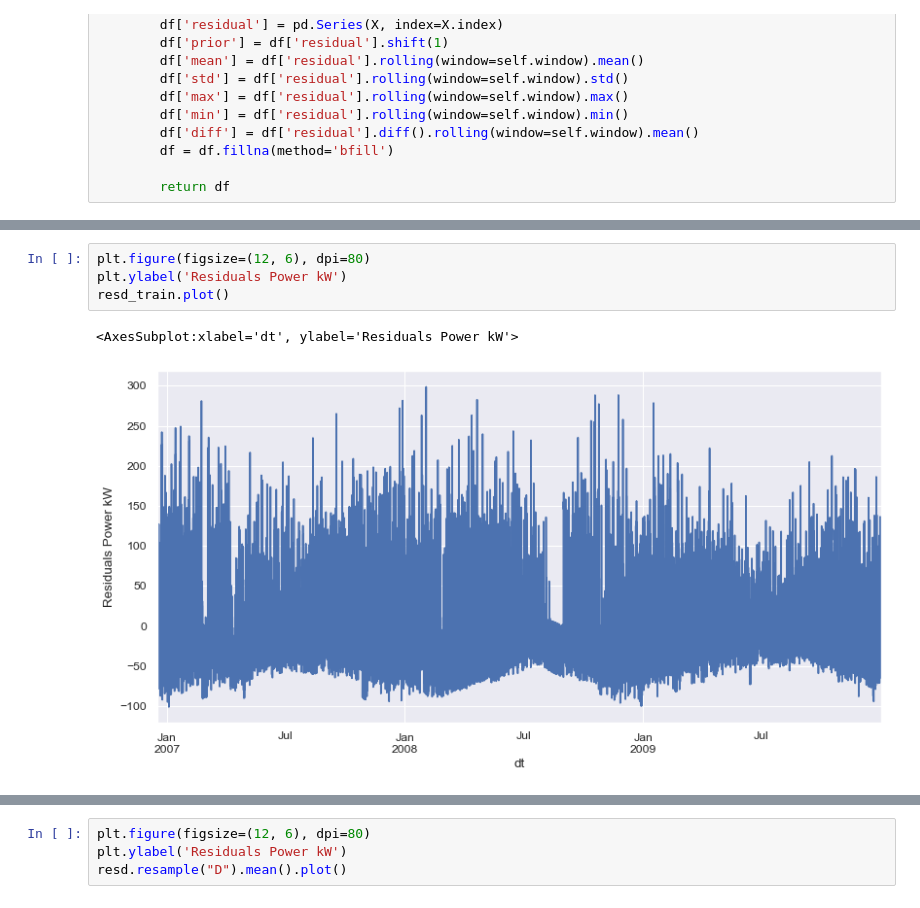
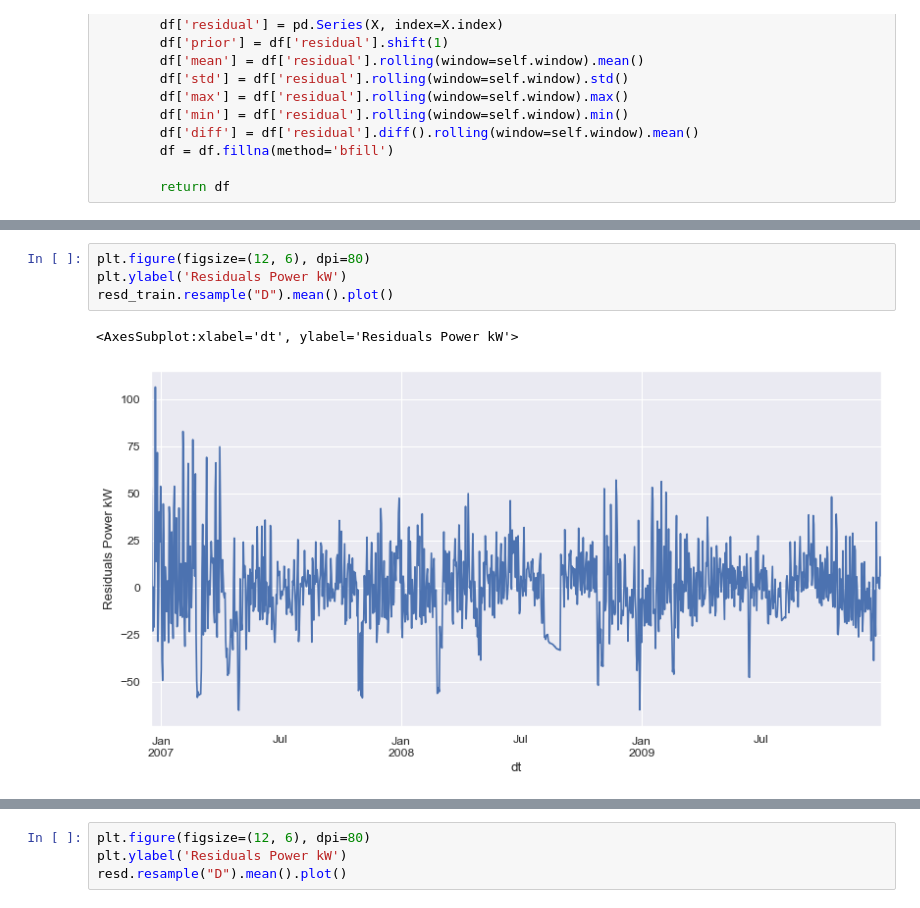
Before and after one commit to EarnRW/Time-Series-Forecasting-Household-Electric-Power-Consumption, a Jupyter notebook: notebook/forecasting.ipynb, the cells around one changed output, grey strips where cells are left out. Cells and saved outputs as stored; diff of their text form.

```diff
--- a/notebook/forecasting.ipynb
+++ b/notebook/forecasting.ipynb
@@ -552,10 +524,10 @@ Residual test set R^2: -0.04644
 # %%
 plt.figure(figsize=(12, 6), dpi=80)
 plt.ylabel('Residuals Power kW')
-resd_train.plot()
+resd_train.resample("D").mean().plot()
 # %% [output]
 <AxesSubplot:xlabel='dt', ylabel='Residuals Power kW'>
-[figure, old version]
+[figure, new version]
 # %%
 from sklearn.base import RegressorMixin
 
```
Also changed, not shown: parts of 9 cells of this notebook.
